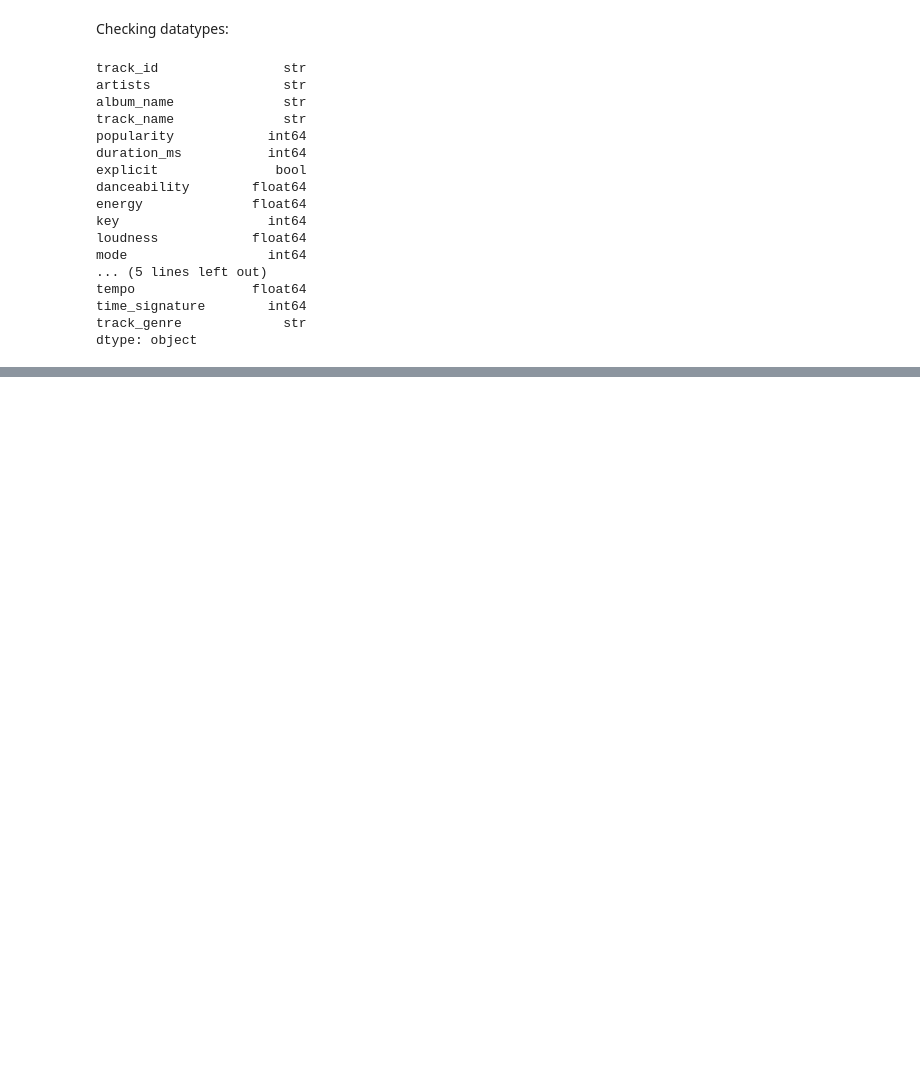
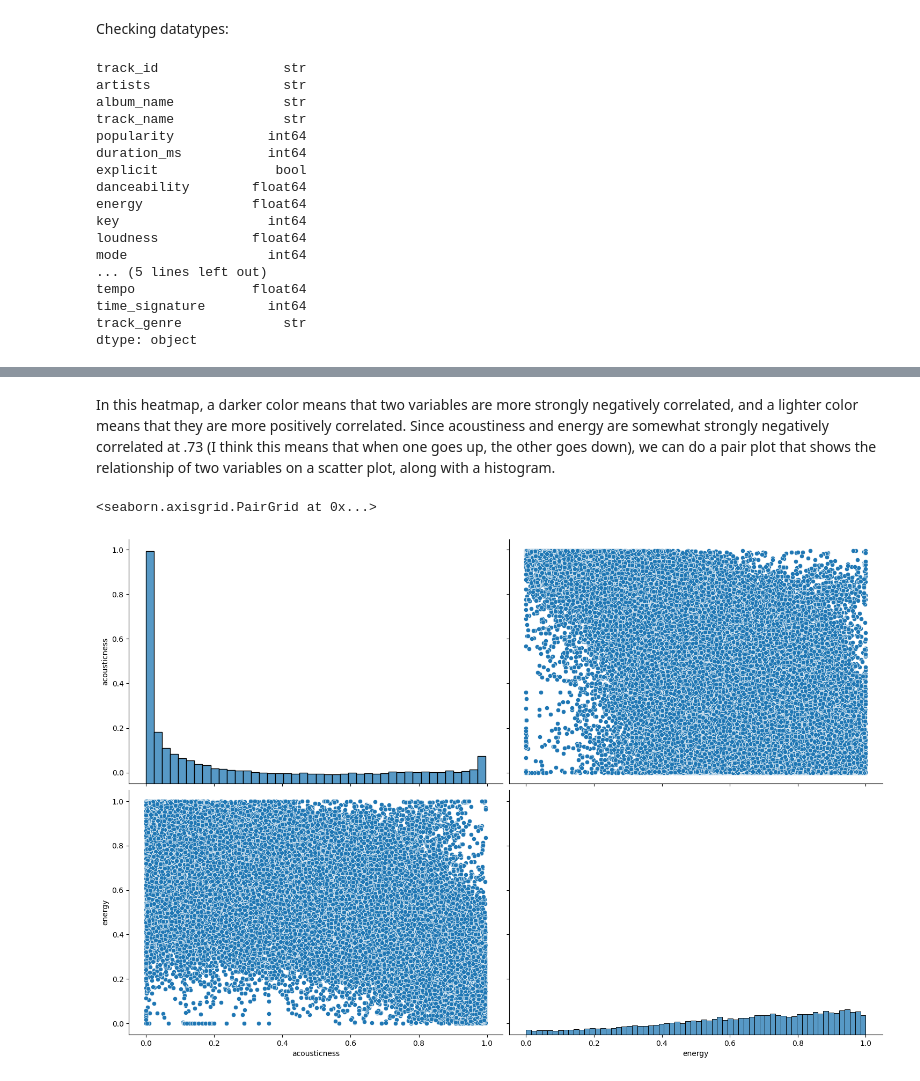
Before and after one commit to A11isonD/spotify_eda_allisonDobbs_repo, a Jupyter notebook: spotify_eda_allisonDobbs.ipynb, the cells around one changed output, grey strips where cells are left out. Cells and saved outputs as stored; diff of their text form; code cells hidden in the pictures; blank space fills up the shorter version.

```diff
--- a/spotify_eda_allisonDobbs.ipynb
+++ b/spotify_eda_allisonDobbs.ipynb
@@ -68,0 +249,7 @@ df.isna()
+# %% [markdown]
+In this heatmap, a darker color means that two variables are more strongly negatively correlated, and a lighter color means that they are more positively correlated. Since acoustiness and energy are somewhat strongly negatively correlated at .73 (I think this means that when one goes up, the other goes down), we can do a pair plot that shows the relationship of two variables on a scatter plot, along with a histogram.
+# %%
+sns.pairplot(df[['acousticness', 'energy']], height=5, aspect = 1.5)
+# %% [output]
+<seaborn.axisgrid.PairGrid at 0x...>
+[figure, added]
```
Also changed, not shown: parts of 31 cells of this notebook.
